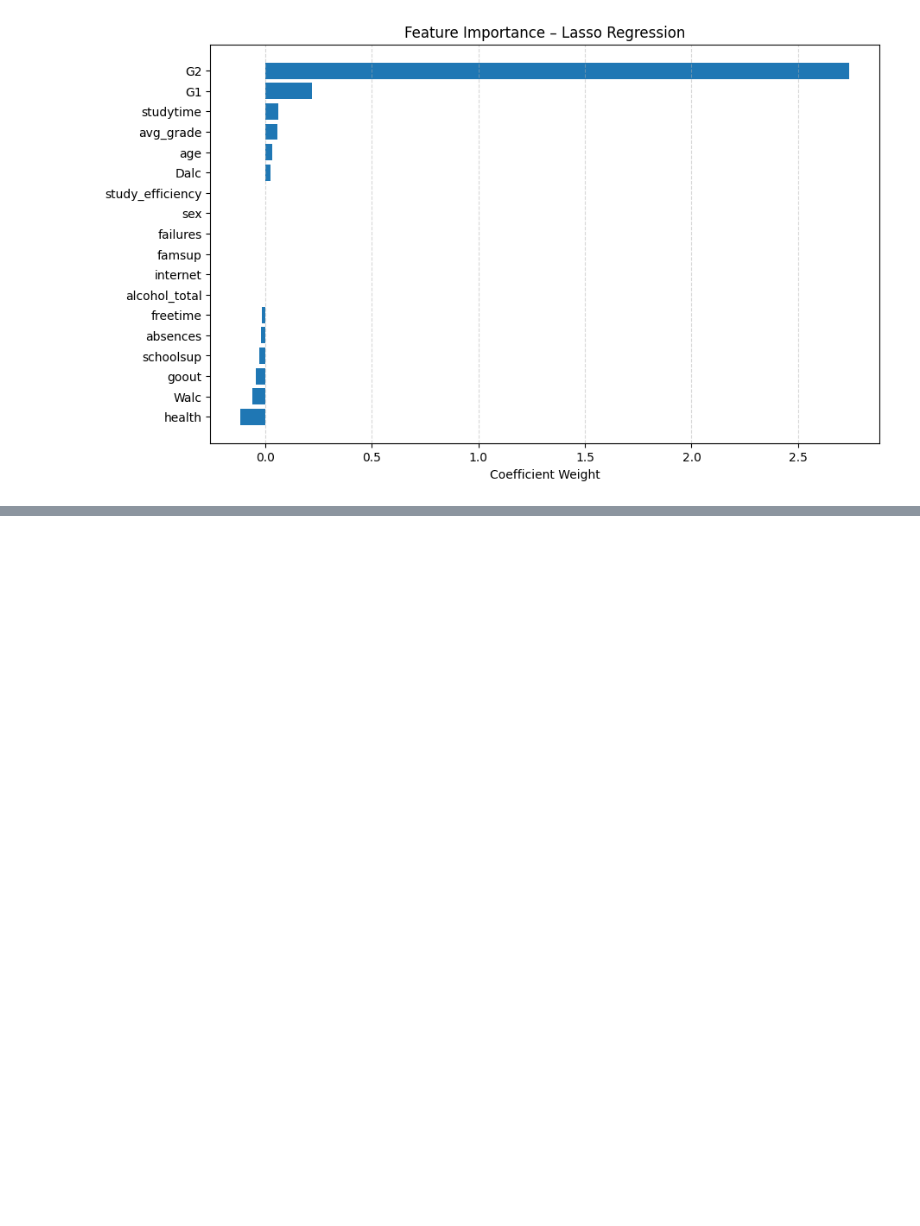
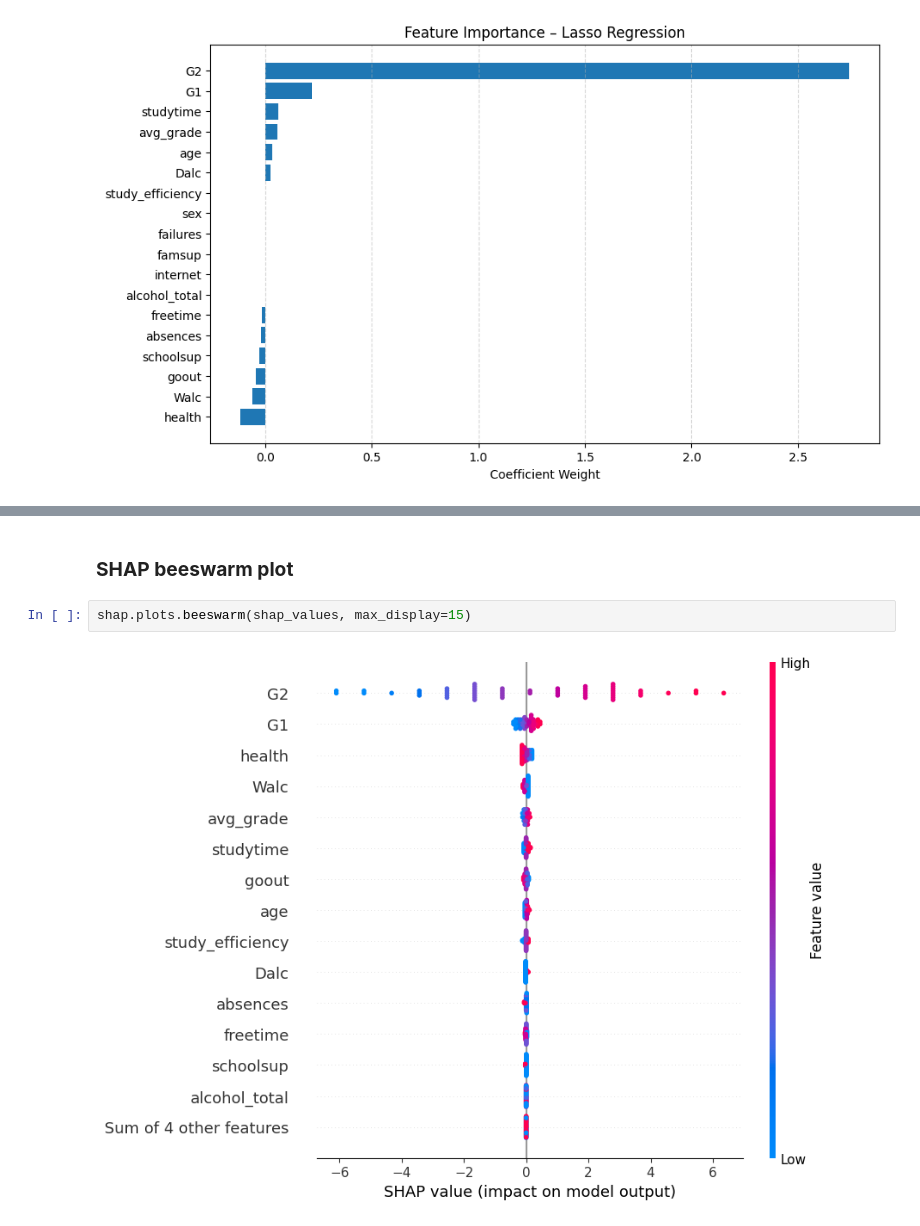
Before and after one commit to dileepamalshan1/student-academic-performance-analysis, a Jupyter notebook: notebooks/real_world_analytics.ipynb, the cells around one changed output, grey strips where cells are left out. Drawn from its saved outputs; the diff is of its cells as text; blank space fills up the shorter version.

```diff
--- a/notebooks/real_world_analytics.ipynb
+++ b/notebooks/real_world_analytics.ipynb
@@ -525,0 +544,6 @@ plt.show()
+# %% [markdown]
+### **SHAP beeswarm plot**
+# %%
+shap.plots.beeswarm(shap_values, max_display=15)
+# %% [output]
+[figure, added]
```
Also changed, not shown: parts of 14 cells of this notebook.
